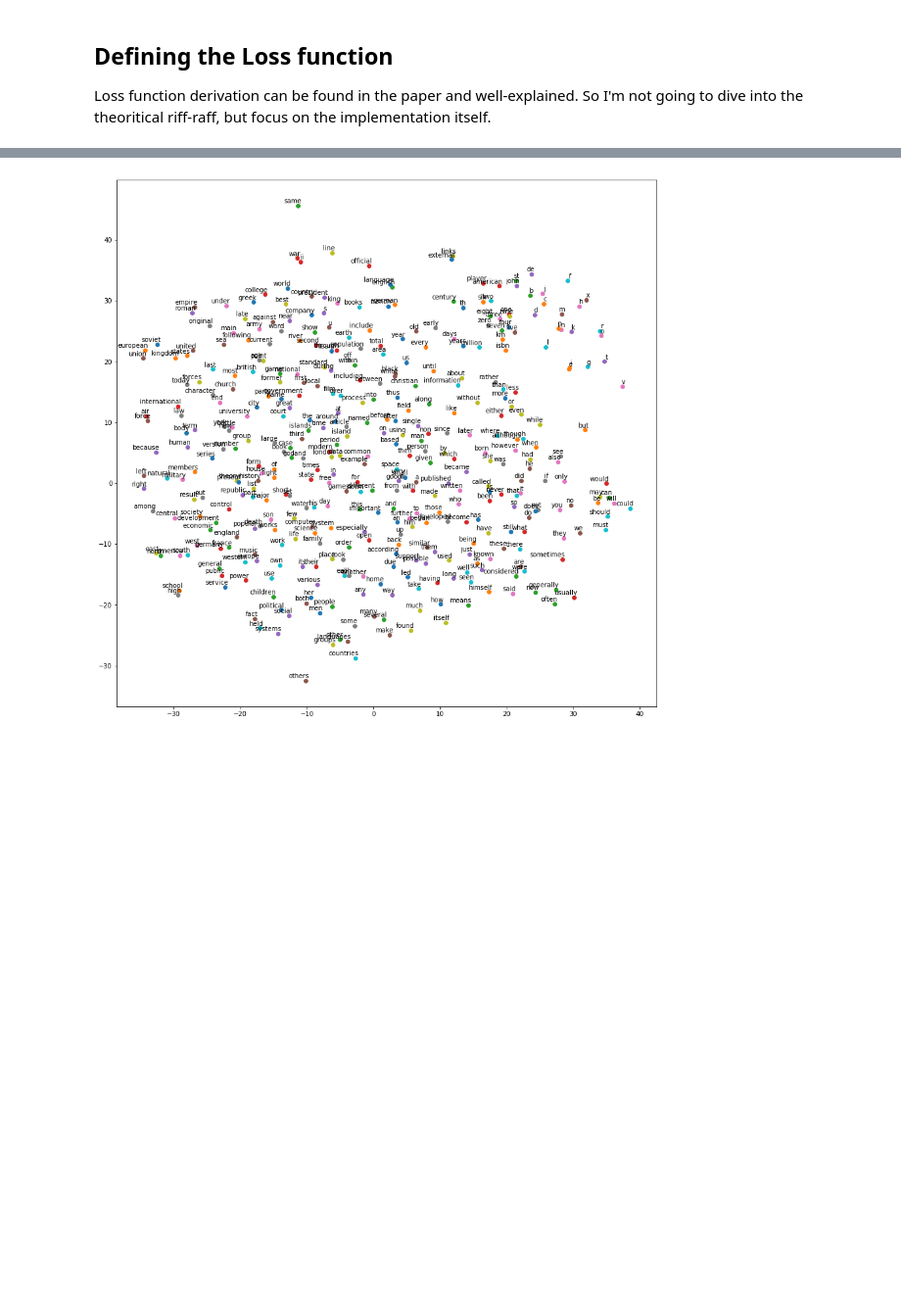
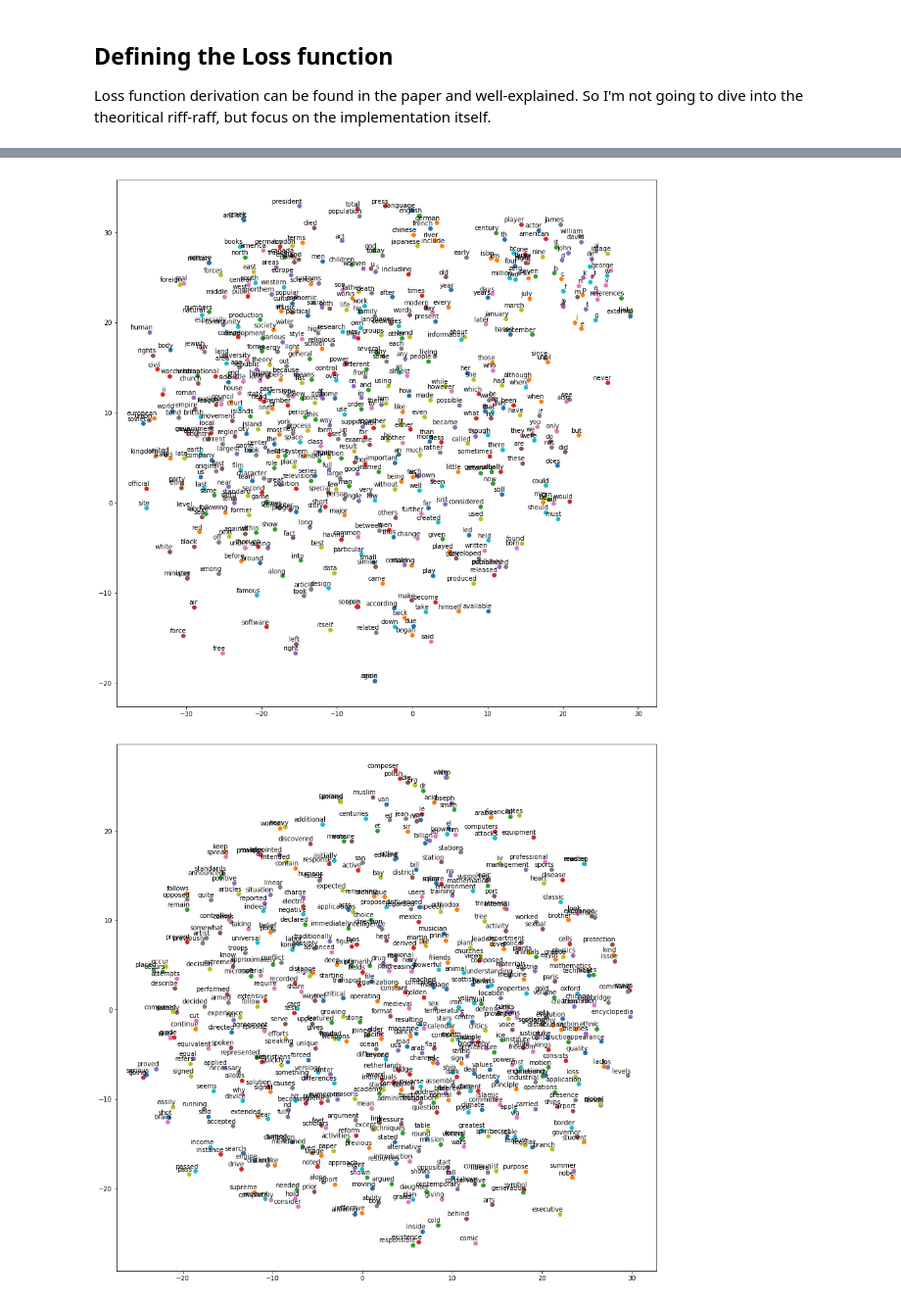
Before and after one commit to thushv89/word2vec, a Jupyter notebook: word2vec_GloVe.ipynb, the cells around one changed output, grey strips where cells are left out. Shown at 98% size. Cells and saved outputs as stored; diff of their text form; code cells hidden in the pictures; blank space fills up the shorter version.

```diff
--- a/word2vec_GloVe.ipynb
+++ b/word2vec_GloVe.ipynb
@@ -230,7 +230,7 @@ valid_window = 100 # Only pick dev samples in the head of the distribution.
 valid_examples = np.array(random.sample(range(valid_window), valid_size//2))
 valid_examples = np.append(valid_examples,random.sample(range(1000,1000+valid_window), valid_size//2))
 
-epsilon = 1e-5 # used for the stability of log in the loss function
+epsilon = 1 # used for the stability of log in the loss function
 graph = tf.Graph()
 
 #with graph.as_default(), tf.device('/cpu:0'):
@@ -345,20 +347,25 @@ Now let's visualize the word space to see what it's like
 # %%
-num_points = 400
-
+num_points = 1000
+offset = 1000
 tsne = TSNE(perplexity=30, n_components=2, init='pca', n_iter=5000)
-two_d_embeddings = tsne.fit_transform(final_embeddings[1:num_points+1, :])
+two_d_embeddings_1 = tsne.fit_transform(final_embeddings[1:(num_points//2)+1,:])
+two_d_embeddings_2 = tsne.fit_transform(final_embeddings[offset:offset+(num_points//2), :])
 # %%
 def plot(embeddings, labels):
   assert embeddings.shape[0] >= len(labels), 'More labels than embeddings'
   pylab.figure(figsize=(15,15))  # in inches
   for i, label in enumerate(labels):
     x, y = embeddings[i,:]
     pylab.scatter(x, y)
     pylab.annotate(label, xy=(x, y), xytext=(5, 2), textcoords='offset points',
                    ha='right', va='bottom')
   pylab.show()
 
-words = [reverse_dictionary[i] for i in range(1, num_points+1)]
-plot(two_d_embeddings, words)
+words_1 = [reverse_dictionary[i] for i in range(1, (num_points//2)+1)]
+words_2 = [reverse_dictionary[i] for i in range(offset, offset + (num_points//2))]
+
+plot(two_d_embeddings_1, words_1)
+plot(two_d_embeddings_2, words_2)
 # %% [output]
-[figure, old version]
+[figure, new version]
+[figure, added]
```
Also changed, not shown: parts of 2 cells of this notebook.
